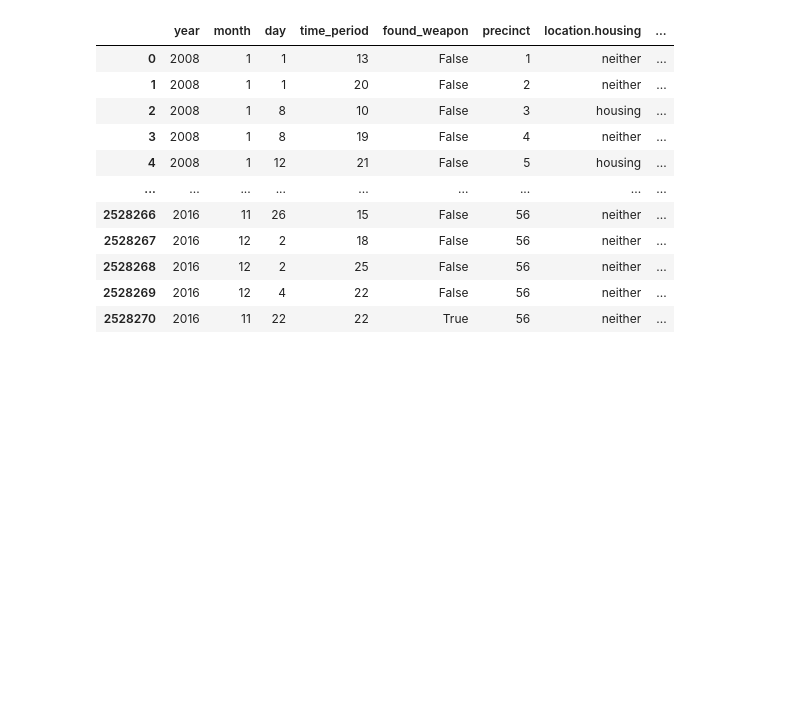
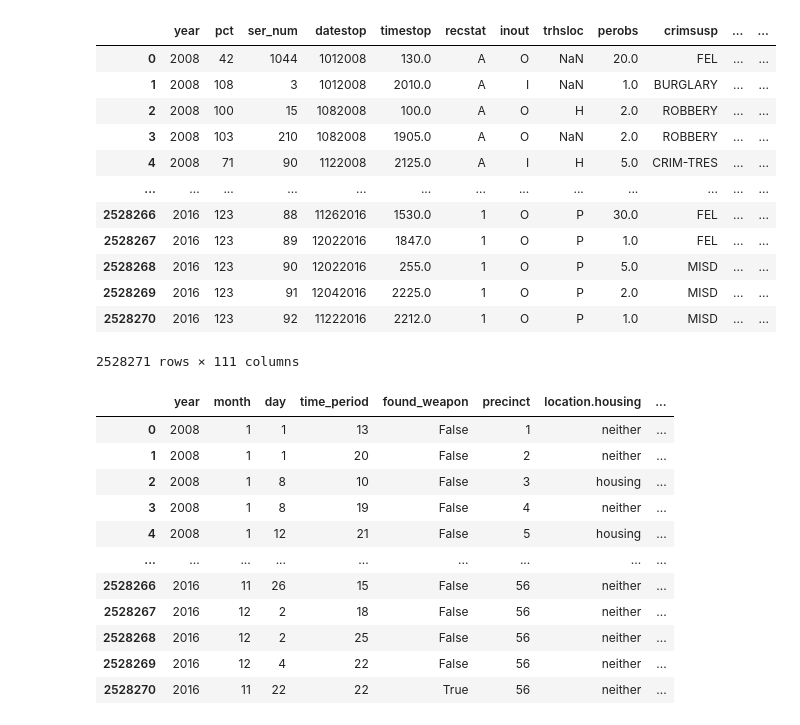
Before and after one commit to JinqianPan/Advanced-Python-Final-Project, a Jupyter notebook: Code.ipynb, the cells around one changed output. Saved outputs shown, nothing was run; the diff lists cells and outputs as text; code cells hidden in the pictures; blank space fills up the shorter version.

```diff
--- a/Code.ipynb
+++ b/Code.ipynb
@@ -28,6 +28,22 @@ for year in ls:
 
 sqf_data_full = pd.concat(dataframes, ignore_index=True)
 sqf_data = sqf_data_full.copy()
+# %%
+sqf_data
+# %% [output]
+|  | year | pct | ser_num | datestop | timestop | recstat | inout | trhsloc | perobs | crimsusp | ... | ... |
+| 0 | 2008 | 42 | 1044 | 1012008 | 130.0 | A | O | NaN | 20.0 | FEL | ... | ... |
+| 1 | 2008 | 108 | 3 | 1012008 | 2010.0 | A | I | NaN | 1.0 | BURGLARY | ... | ... |
+| 2 | 2008 | 100 | 15 | 1082008 | 100.0 | A | O | H | 2.0 | ROBBERY | ... | ... |
+| 3 | 2008 | 103 | 210 | 1082008 | 1905.0 | A | O | NaN | 2.0 | ROBBERY | ... | ... |
+| 4 | 2008 | 71 | 90 | 1122008 | 2125.0 | A | I | H | 5.0 | CRIM-TRES | ... | ... |
+| ... | ... | ... | ... | ... | ... | ... | ... | ... | ... | ... | ... | ... |
+| 2528266 | 2016 | 123 | 88 | 11262016 | 1530.0 | 1 | O | P | 30.0 | FEL | ... | ... |
+| 2528267 | 2016 | 123 | 89 | 12022016 | 1847.0 | 1 | O | P | 1.0 | FEL | ... | ... |
+| 2528268 | 2016 | 123 | 90 | 12022016 | 255.0 | 1 | O | P | 5.0 | MISD | ... | ... |
+| 2528269 | 2016 | 123 | 91 | 12042016 | 2225.0 | 1 | O | P | 2.0 | MISD | ... | ... |
+| 2528270 | 2016 | 123 | 92 | 11222016 | 2212.0 | 1 | O | P | 1.0 | MISD | ... | ... |
+2528271 rows × 111 columns
 # %%
 column_names = ['year', 'pistol', 'riflshot', 'asltweap', 'machgun', 'knifcuti', 'othrweap',
                 'pct', 'trhsloc',
```
Also changed, not shown: parts of 4 cells of this notebook, 1 other file.
